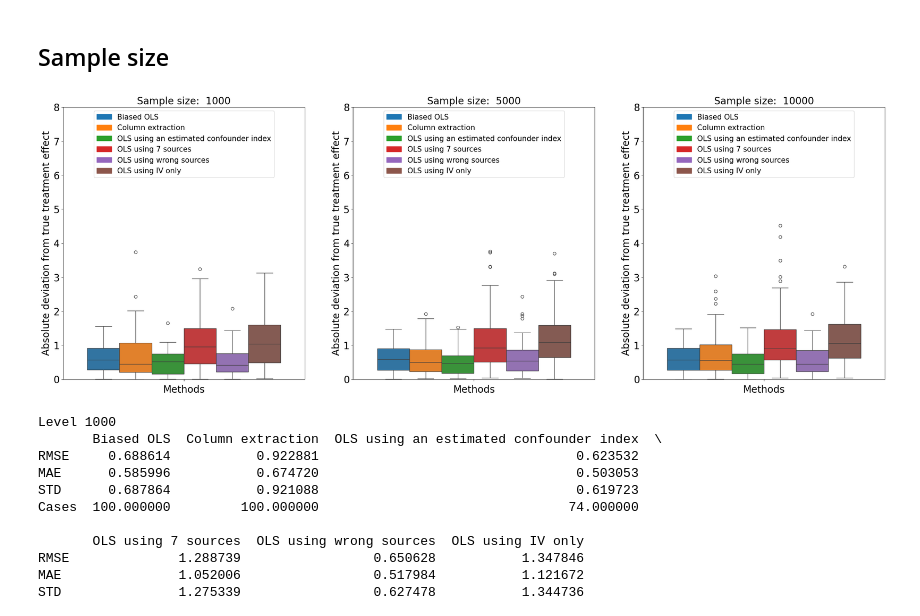
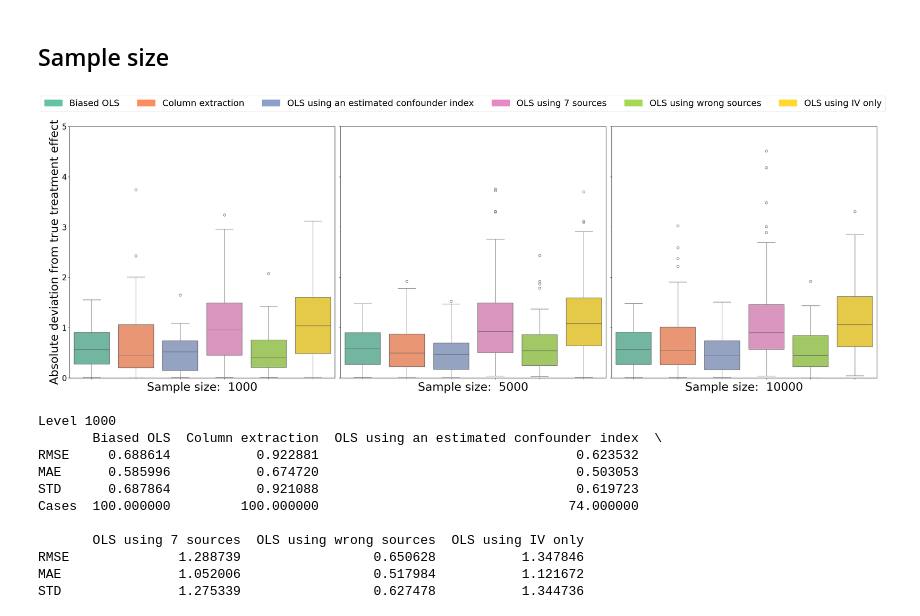
Before and after one commit to malo4300/ICA_IV_simulations, a Jupyter notebook: plots/plot_error_distribution.ipynb, the cells around one changed output. Saved outputs shown, nothing was run; the diff lists cells and outputs as text; code cells hidden in the pictures.

```diff
--- a/plots/plot_error_distribution.ipynb
+++ b/plots/plot_error_distribution.ipynb
@@ -26,7 +26,7 @@ def prepare_error_dataframe(ols_est, column_extraction ,errors_list, column_name
 def main_plot(confounder_levels):
     """Generates plots for different confounder levels."""
     method_summary = {}
-    fig, axes = plt.subplots(1, len(confounder_levels), figsize=(30, 10))
+    fig, axes = plt.subplots(1, len(confounder_levels), figsize=(30, 10), sharey=True)
 
     for i, level in enumerate(confounder_levels):
         rmse, mae, std = [], [], []
@@ -51,12 +51,15 @@ def main_plot(confounder_levels):
         errors_iv_only = load_and_calculate_errors(f"../treatment_effect_estimation/treatment_effect_estimations/CausalVarEM_iv_only_cn_{level}.csv", "iv_only_effect", "true_treatment_effect")
         gather_statistics(errors_iv_only, rmse, mae, std)
 
-        err = prepare_error_dataframe(ols_est, column_extraction_est, [errors_confounder, errors_7_sources, errors_nonsense, errors_iv_only], ["OLS using an estimated confounder index", "OLS using 7 sources", "OLS using wrong sources", "OLS using IV only"])
+        err = prepare_error_dataframe(ols_est, column_extraction_est, [errors_confounder, errors_7_sources, errors_nonsense, errors_iv_only], ["OLS using an estimated confounder index", "OLS using 7 sources", "OLS using heuristic algorithm", "OLS using IV only"])
 
         cases = {col: 100 - err[col].isna().sum() for col in err.columns}
         method_summary[level] =  {"cases": cases,"rmse": rmse, "mae": mae, "std": std}
-        plot_errors(err, rmse, mae, std, axes[i], level, "Confounding level")
+        palette = plot_errors(err, rmse, mae, std, axes[i], level, "Confounding level")
 
+    # add one legend for all plots
+    add_one_legend(fig, err, palette)
+    plt.tight_layout()
     plt.show()
     return method_summary
 
@@ -189,7 +214,7 @@ plt.show()
 def main_plot(number_of_covariates):
     """Generates plots for different number of covariates."""
     method_summary = {}
-    fig, axes = plt.subplots(1, len(number_of_covariates), figsize=(30, 10))
+    fig, axes = plt.subplots(1, len(number_of_covariates), figsize=(30, 10), sharey=True)
 
     for i, covs in enumerate(number_of_covariates):
         rmse, mae, std = [], [], []
@@ -220,11 +245,13 @@ def main_plot(number_of_covariates):
 
         cases = {col: 100 - err[col].isna().sum() for col in err.columns}
         method_summary[covs] =  {"cases": cases,"rmse": rmse, "mae": mae, "std": std}
-        plot_errors(err, rmse, mae, std, axes[i], covs, "Number of covariates")
+        palette = plot_errors(err, rmse, mae, std, axes[i], covs, "Confounding level", y_lim=5)
 
+    # add one legend for all plots
+    add_one_legend(fig, err, palette)
+    plt.tight_layout()
     plt.show()
     return method_summary
-
 # Example usage
 number_of_covariates = [3, 6, 9]
 method_summary = main_plot(number_of_covariates)
@@ -260,7 +287,7 @@ plot_cases_vs_performance(method_summary, "rmse", "Number of covariates")
 def main_plot(ns):
     """Generates plots for different number of covariates."""
     method_summary = {}
-    fig, axes = plt.subplots(1, len(ns), figsize=(30, 10))
+    fig, axes = plt.subplots(1, len(ns), figsize=(30, 10), sharey=True)
 
     for i, n in enumerate(ns):
         rmse, mae, std = [], [], []
@@ -271,35 +298,37 @@ def main_plot(ns):
 
         column_extraction_est = column_extraction(path = "data_generation/differen_sample_sizes/data/", name  = f"estimated_mixing_CausalVarEM_n:{n}")
         column_extraction_est = np.array(column_extraction_est) - np.array(true_treatment_effect)
         gather_statistics({"RMSE": np.sqrt(np.mean(np.array(column_extraction_est)**2)), "MAE": np.mean(np.abs(column_extraction_est)), "STD": np.std(column_extraction_est)}, rmse, mae, std)
 
         errors_confounder = load_and_calculate_errors(f"../treatment_effect_estimation/treatment_effect_estimations/CausalVarEM_confounder_source_n:{n}.csv", "estimated_treatment_using_confounder_source", "true_treatment_effect")
         gather_statistics(errors_confounder, rmse, mae, std)
 
         errors_7_sources = load_and_calculate_errors(f"../treatment_effect_estimation/treatment_effect_estimations/CausalVarEM_7_sources_n:{n}.csv", "estimated_treatment_on_sources", "true_treatment_effect")
         gather_statistics(errors_7_sources, rmse, mae, std)
 
         errors_nonsense = load_and_calculate_errors(f"../treatment_effect_estimation/treatment_effect_estimations/CausalVarEM_7_sources_nonsense_n:{n}.csv", "mistaken_scheme", "true_treatment_effect")
         gather_statistics(errors_nonsense, rmse, mae, std)
 
         errors_iv_only = load_and_calculate_errors(f"../treatment_effect_estimation/treatment_effect_estimations/CausalVarEM_iv_only_n:{n}.csv", "iv_only_effect", "true_treatment_effect")
         gather_statistics(errors_iv_only, rmse, mae, std)
 
 
         err = prepare_error_dataframe(ols_est, column_extraction_est, [errors_confounder, errors_7_sources, errors_nonsense, errors_iv_only], ["OLS using an estimated confounder index", "OLS using 7 sources", "OLS using wrong sources", "OLS using IV only"])
 
         cases = {col: 100 - err[col].isna().sum() for col in err.columns}
         method_summary[n] =  {"cases": cases,"rmse": rmse, "mae": mae, "std": std}
-        plot_errors(err, rmse, mae, std, axes[i], n, "Sample size")
+        palette =plot_errors(err, rmse, mae, std, axes[i], n, "Sample size", y_lim=5)
 
+    add_one_legend(fig, err, palette)
+    plt.tight_layout()
     plt.show()
     return method_summary
 
 # Example usage
 ns = [1000, 5000, 10000]
 method_summary = main_plot(ns)
 # %% [output]
-[figure, old version]
+[figure, new version]
 # %%
 print_method_summary(method_summary)
 # %% [output]
```
Also changed, not shown: parts of 6 cells of this notebook, 4 other files.
